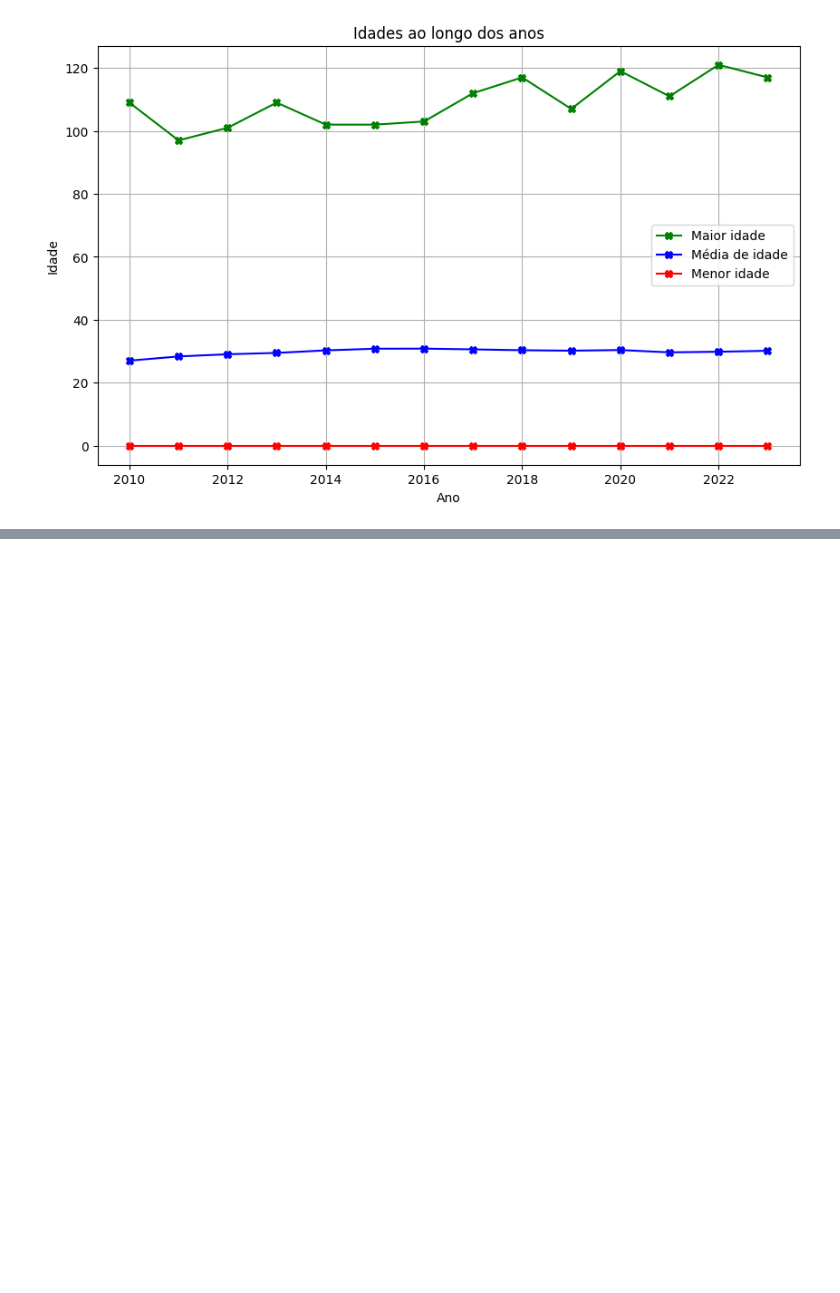
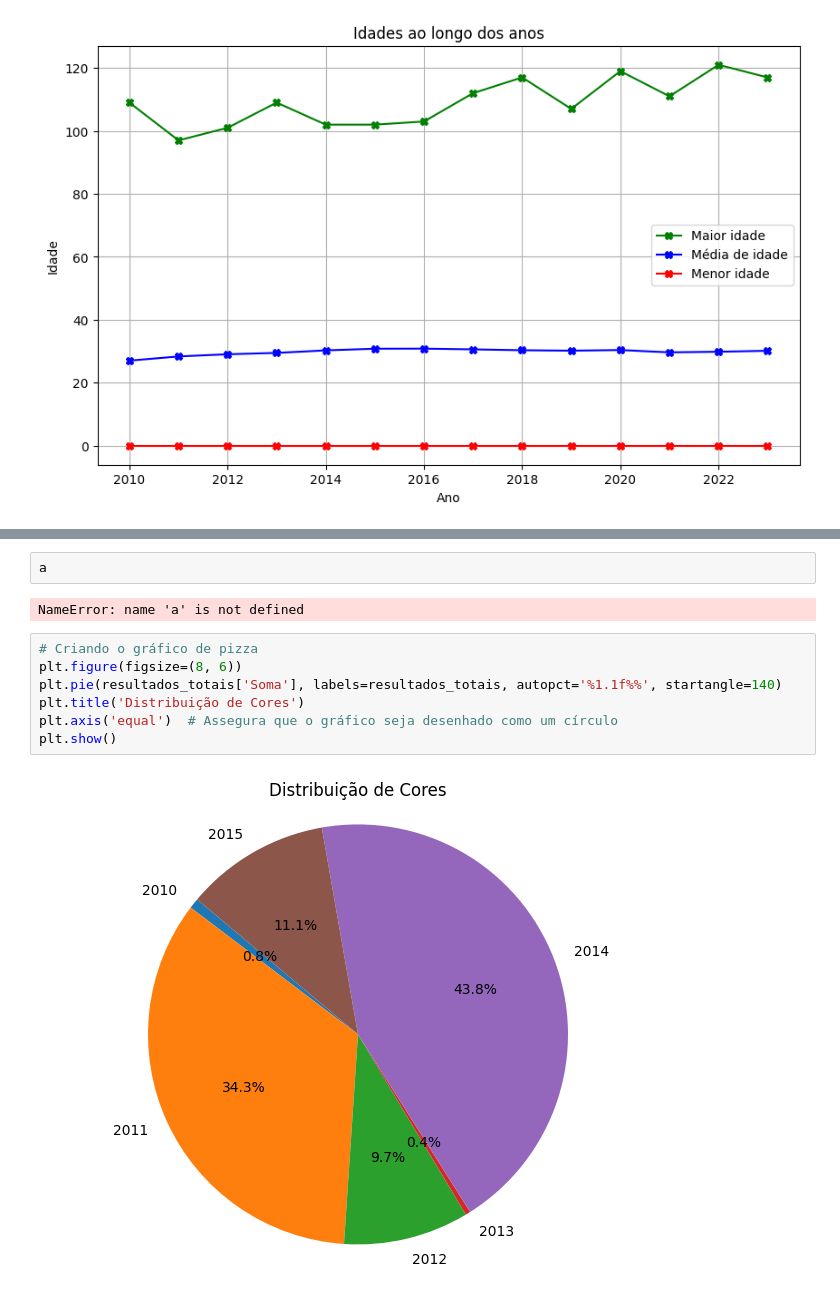
Before and after one commit to AlexeiAltamira/Portfolio, a Jupyter notebook: Violencia_contra_mulher.ipynb, the cells around one changed output, grey strips where cells are left out. Cells and saved outputs as stored; diff of their text form; blank space fills up the shorter version.

```diff
--- a/Violencia_contra_mulher.ipynb
+++ b/Violencia_contra_mulher.ipynb
@@ -232,0 +314,13 @@ Pergunta de negócio:
+# %%
+a
+# %% [output]
+NameError: name 'a' is not defined
+# %%
+# Criando o gráfico de pizza
+plt.figure(figsize=(8, 6))
+plt.pie(resultados_totais['Soma'], labels=resultados_totais, autopct='%1.1f%%', startangle=140)
+plt.title('Distribuição de Cores')
+plt.axis('equal')  # Assegura que o gráfico seja desenhado como um círculo
+plt.show()
+# %% [output]
+[figure, added]
```
Also changed, not shown: parts of 25 cells of this notebook.
